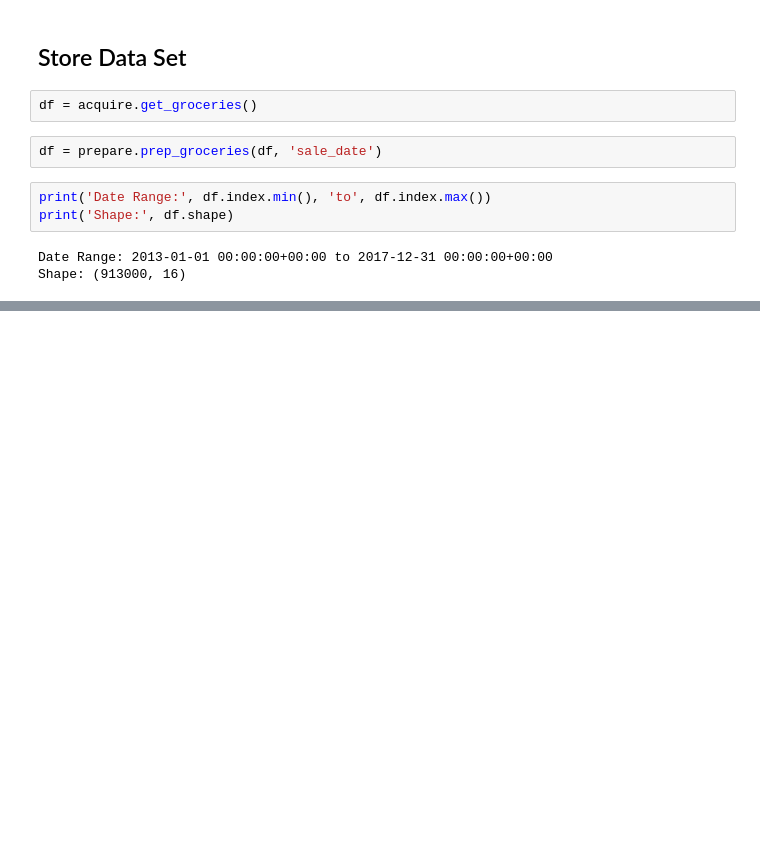
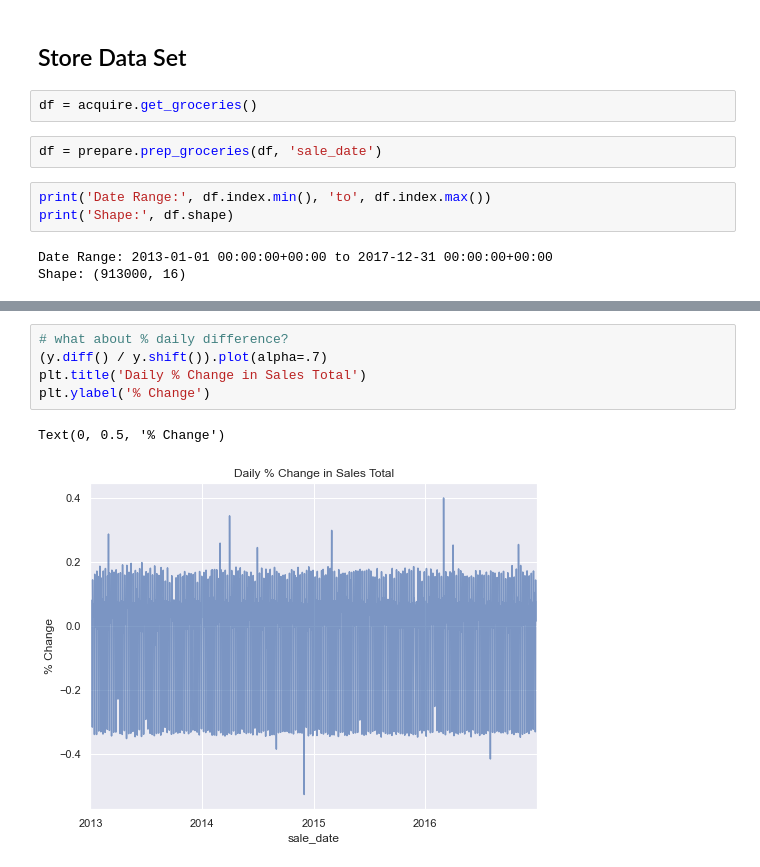
Before and after one commit to Tyler-Applegate/time-series-exercises, a Jupyter notebook: explore.ipynb, the cells around one changed output, grey strips where cells are left out. Cells and saved outputs as stored; diff of their text form; blank space fills up the shorter version.

```diff
--- a/explore.ipynb
+++ b/explore.ipynb
@@ -59,0 +72,8 @@ AttributeError: 'DataFrame' object has no attribute 'temp'
+# %%
+# what about % daily difference?
+(y.diff() / y.shift()).plot(alpha=.7)
+plt.title('Daily % Change in Sales Total')
+plt.ylabel('% Change')
+# %% [output]
+Text(0, 0.5, '% Change')
+[figure, added]
```
Also changed, not shown: parts of 7 cells of this notebook, 4 other files.
